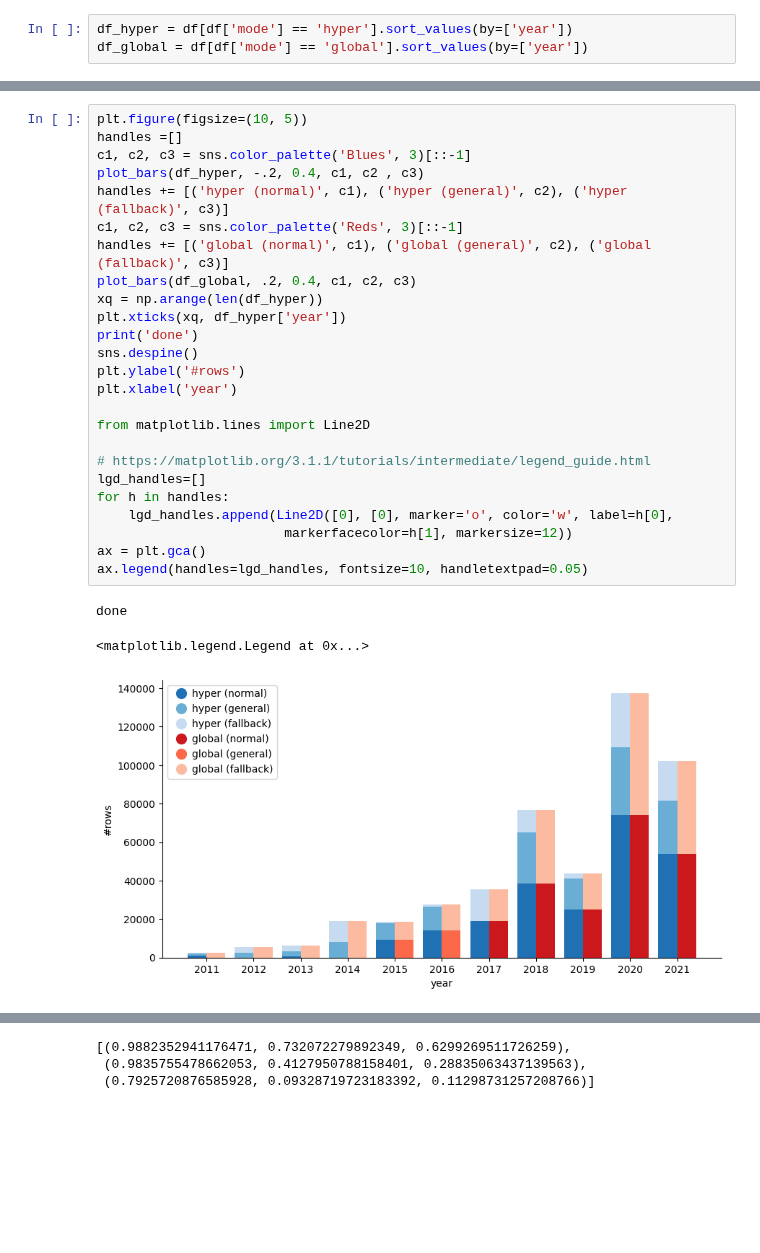
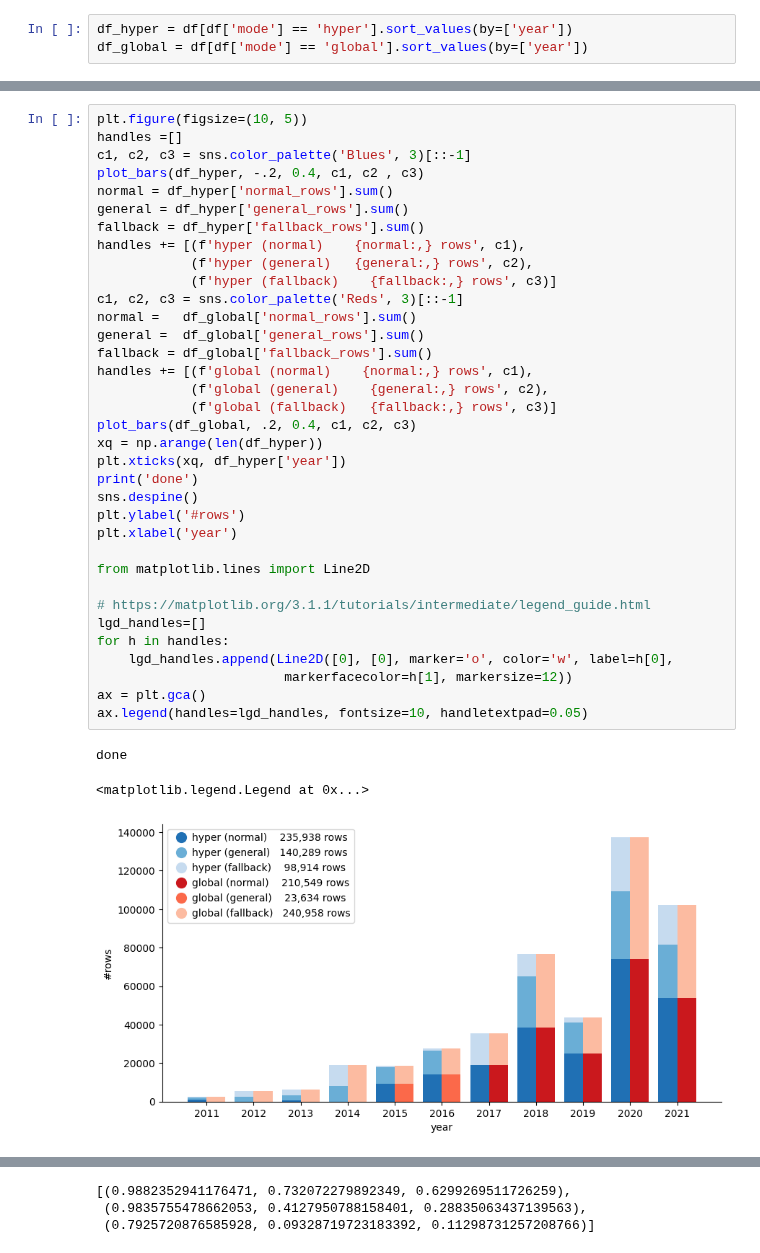
Before and after one commit to tuplex/tuplex, a Jupyter notebook: experimental/notebooks/02_paper_plot_github_sample.ipynb, the cells around one changed output, grey strips where cells are left out. Saved outputs shown, nothing was run; the diff lists cells and outputs as text; blank space fills up the shorter version.

```diff
--- a/experimental/notebooks/02_paper_plot_github_sample.ipynb
+++ b/experimental/notebooks/02_paper_plot_github_sample.ipynb
@@ -78,29 +92,39 @@ def plot_bars(subdf, xoff, w, c1, c2, c3):
 # %%
 plt.figure(figsize=(10, 5))
 handles =[]
 c1, c2, c3 = sns.color_palette('Blues', 3)[::-1]
 plot_bars(df_hyper, -.2, 0.4, c1, c2 , c3)
-handles += [('hyper (normal)', c1), ('hyper (general)', c2), ('hyper (fallback)', c3)]
+normal = df_hyper['normal_rows'].sum()
+general = df_hyper['general_rows'].sum()
+fallback = df_hyper['fallback_rows'].sum()
+handles += [(f'hyper (normal)    {normal:,} rows', c1),
+            (f'hyper (general)   {general:,} rows', c2),
+            (f'hyper (fallback)    {fallback:,} rows', c3)]
 c1, c2, c3 = sns.color_palette('Reds', 3)[::-1]
-handles += [('global (normal)', c1), ('global (general)', c2), ('global (fallback)', c3)]
+normal =   df_global['normal_rows'].sum()
+general =  df_global['general_rows'].sum()
+fallback = df_global['fallback_rows'].sum()
+handles += [(f'global (normal)    {normal:,} rows', c1),
+            (f'global (general)    {general:,} rows', c2),
+            (f'global (fallback)   {fallback:,} rows', c3)]
 plot_bars(df_global, .2, 0.4, c1, c2, c3)
 xq = np.arange(len(df_hyper))
 plt.xticks(xq, df_hyper['year'])
 print('done')
 sns.despine()
 plt.ylabel('#rows')
 plt.xlabel('year')
 
 from matplotlib.lines import Line2D
 
 # https://matplotlib.org/3.1.1/tutorials/intermediate/legend_guide.html
 lgd_handles=[]
 for h in handles:
     lgd_handles.append(Line2D([0], [0], marker='o', color='w', label=h[0],
                         markerfacecolor=h[1], markersize=12))
 ax = plt.gca()
 ax.legend(handles=lgd_handles, fontsize=10, handletextpad=0.05)
 # %% [output]
 done
 <matplotlib.legend.Legend at 0x...>
-[figure, old version]
+[figure, new version]
```
Also changed, not shown: parts of 3 cells of this notebook.
